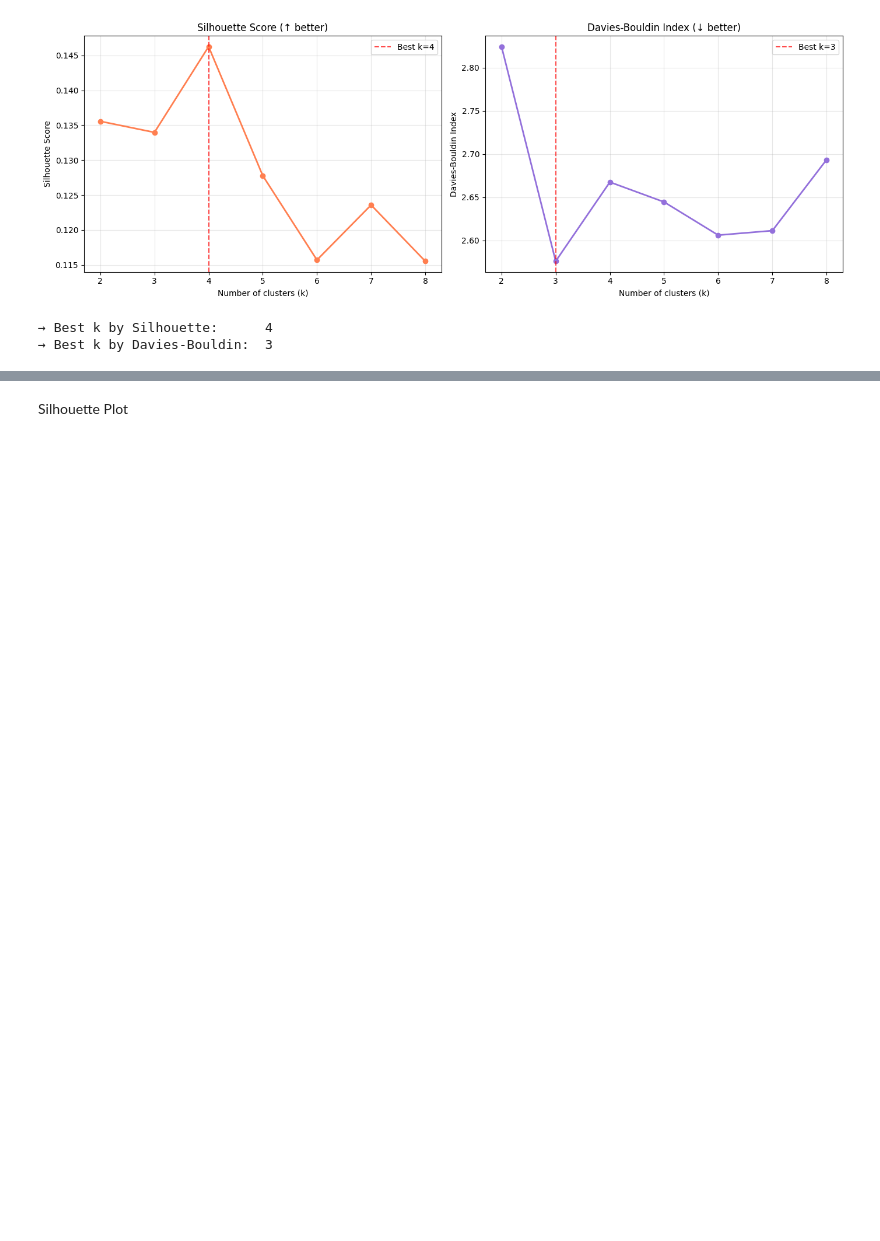
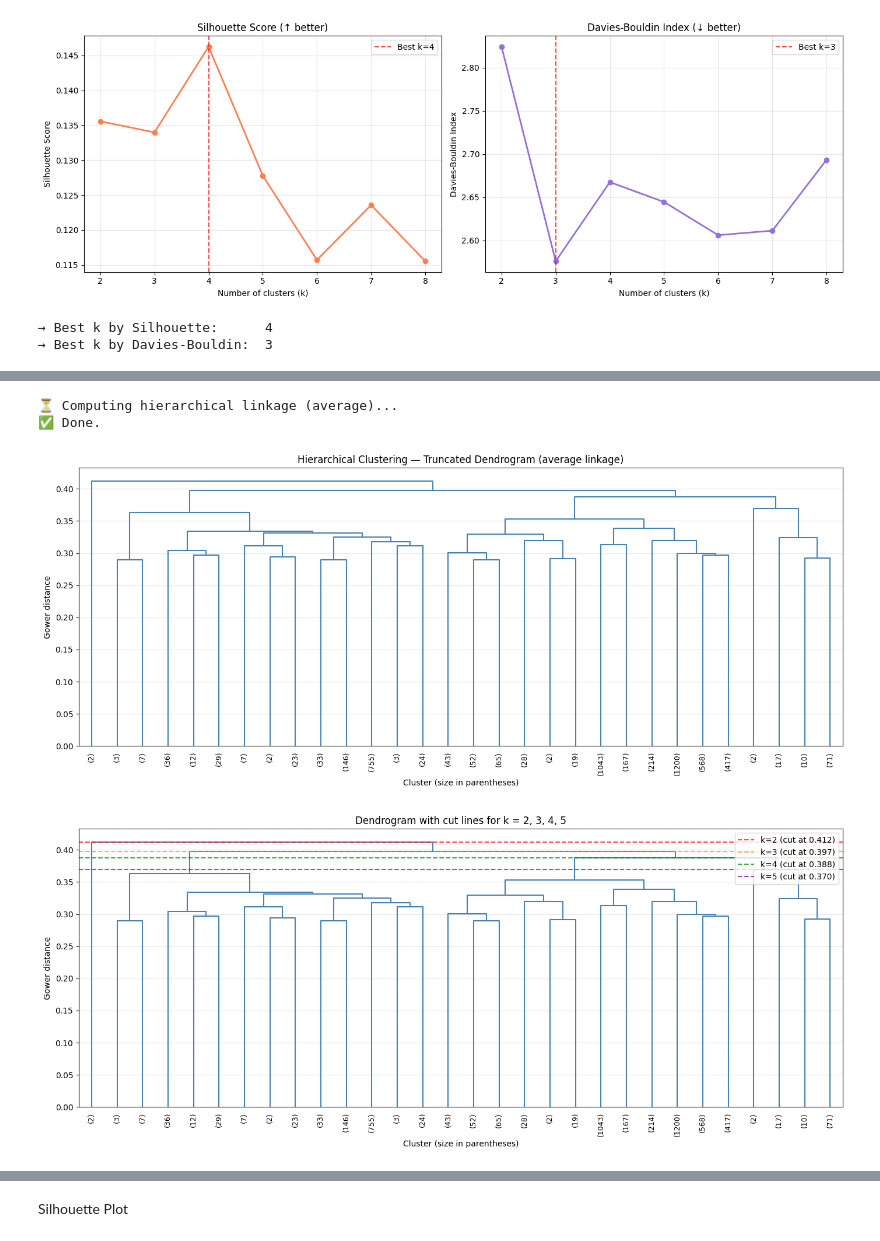
Before and after one commit to SimoneCerrone/FINTECH, a Jupyter notebook: BankClients_Segmentation_Final1.ipynb, the cells around one changed output, grey strips where cells are left out. Cells and saved outputs as stored; diff of their text form; code cells hidden in the pictures; blank space fills up the shorter version.

Commit message:
Aggiunto hierarcical cluster e un confronto rtra k=3 e k=4 nella sezione 8 (modificabile)

```diff
--- a/BankClients_Segmentation_Final1.ipynb
+++ b/BankClients_Segmentation_Final1.ipynb
@@ -779,0 +785,80 @@ print(f'→ Best k by Davies-Bouldin:  {best_k_db}')
+# %%
+# =============================================================================
+# 6.3  Hierarchical Clustering — Exploratory Dendrogram
+# =============================================================================
+
+# ── Convert Gower square matrix to condensed form (scipy requirement) ─────────
+gower_condensed = squareform(gower_distances, checks=False)
+
+# ── Linkage ───────────────────────────────────────────────────────────────────
+# 'average' (UPGMA) is the standard pairing with Gower: it uses mean
+# inter-cluster distance and is less sensitive to outliers than 'single'
+# (chaining) or 'complete' (which overweights the farthest pair).
+print('⏳ Computing hierarchical linkage (average)...')
+Z = linkage(gower_condensed, method='average')
+print('✅ Done.')
+
+# ── Dendrogram (truncated — full 5000-leaf tree is unreadable) ────────────────
+fig, ax = plt.subplots(figsize=(14, 6))
+dendrogram(
+    Z,
+    truncate_mode='lastp',   # show only last p merged clusters
+    p=30,                    # 30 leaves → readable
+    leaf_rotation=90,
+    leaf_font_size=9,
+    color_threshold=0,       # all same colour (we just want structure)
+    above_threshold_color='steelblue',
+    ax=ax
+)
+ax.set_title('Hierarchical Clustering — Truncated Dendrogram (average linkage)')
+ax.set_xlabel('Cluster (size in parentheses)')
+ax.set_ylabel('Gower distance')
+ax.grid(True, axis='y', alpha=0.3)
+plt.tight_layout()
+plt.show()
+
+# ── Horizontal cut lines to compare k choices ────────────────────────────────
+# The dendrogram y-axis is the merge distance. We find the merge distances
+# that correspond to k=2,3,4,5 and draw them as reference lines.
+fig, ax = plt.subplots(figsize=(14, 6))
+dn = dendrogram(
+    Z,
+    truncate_mode='lastp',
+    p=30,
+    leaf_rotation=90,
+    leaf_font_size=9,
+    color_threshold=0,
+    above_threshold_color='steelblue',
+    ax=ax
+)
+
+# Merge distances are in Z[:,2], sorted ascending.
+# To get k clusters you cut just below the (n-k)-th merge from the bottom,
+# which is the (k-1)-th merge from the top = Z[-(k-1), 2].
+n = len(gower_distances)
+cut_colors = {2: 'red', 3: 'darkorange', 4: 'green', 5: 'purple'}
+for k, color in cut_colors.items():
+    # height midway between the (n-k)th and (n-k+1)th merges
+    h = Z[-(k-1), 2]
+    ax.axhline(h, color=color, linestyle='--', alpha=0.7,
+               label=f'k={k} (cut at {h:.3f})')
+
+ax.set_title('Dendrogram with cut lines for k = 2, 3, 4, 5')
+ax.set_xlabel('Cluster (size in parentheses)')
+ax.set_ylabel('Gower distance')
+ax.legend(loc='upper right')
+ax.grid(True, axis='y', alpha=0.3)
+plt.tight_layout()
+plt.show()
+
+# ── Compare hierarchical labels with K-Medoids for chosen k values ────────────
+print('\nHierarchical cluster sizes:')
+for k in [2, 3, 4, 5]:
+    hier_labels = fcluster(Z, t=k, criterion='maxclust')
+    sizes = pd.Series(hier_labels).value_counts().sort_index()
+    print(f'  k={k}: {sizes.values.tolist()}')
+# %% [output]
+⏳ Computing hierarchical linkage (average)...
+✅ Done.
+[figure, added]
+[figure, added]
```
Also changed, not shown: parts of 5 cells of this notebook.
